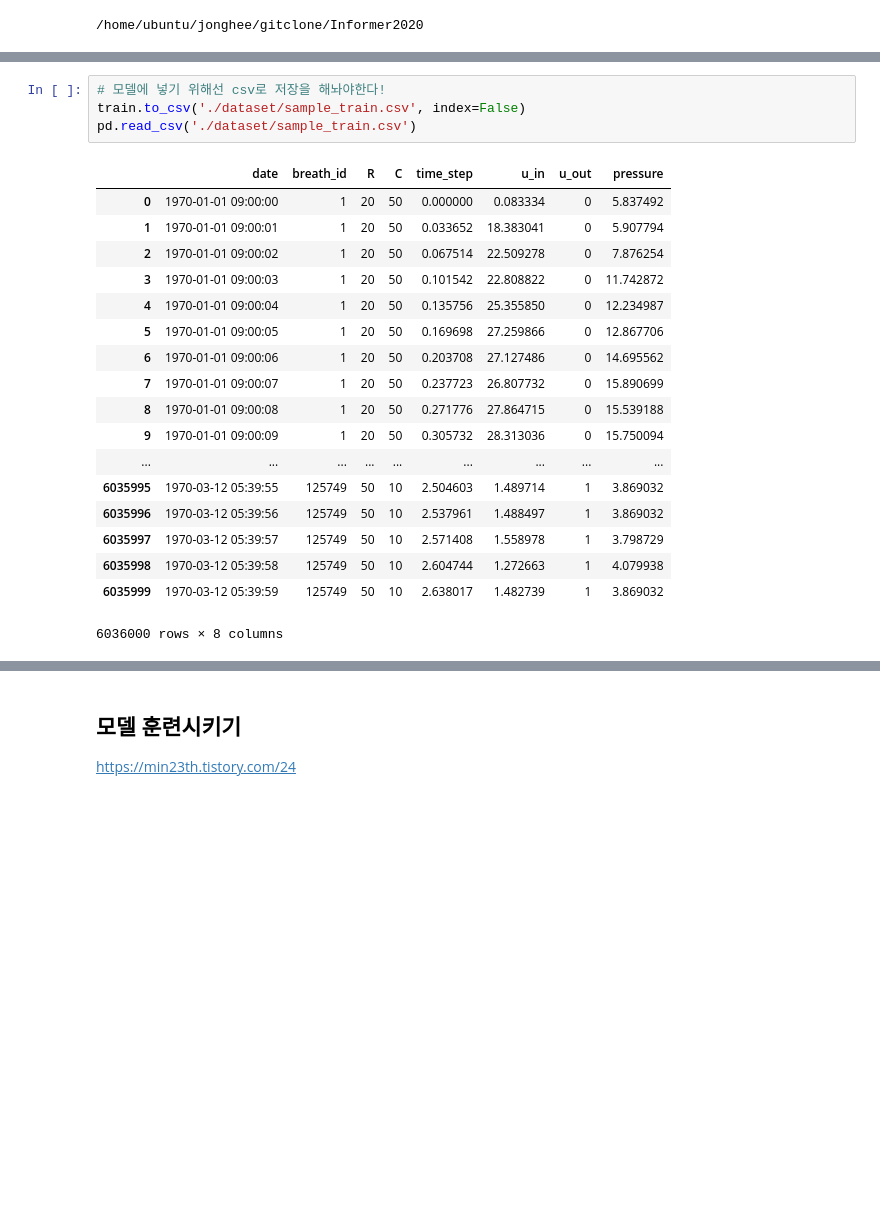
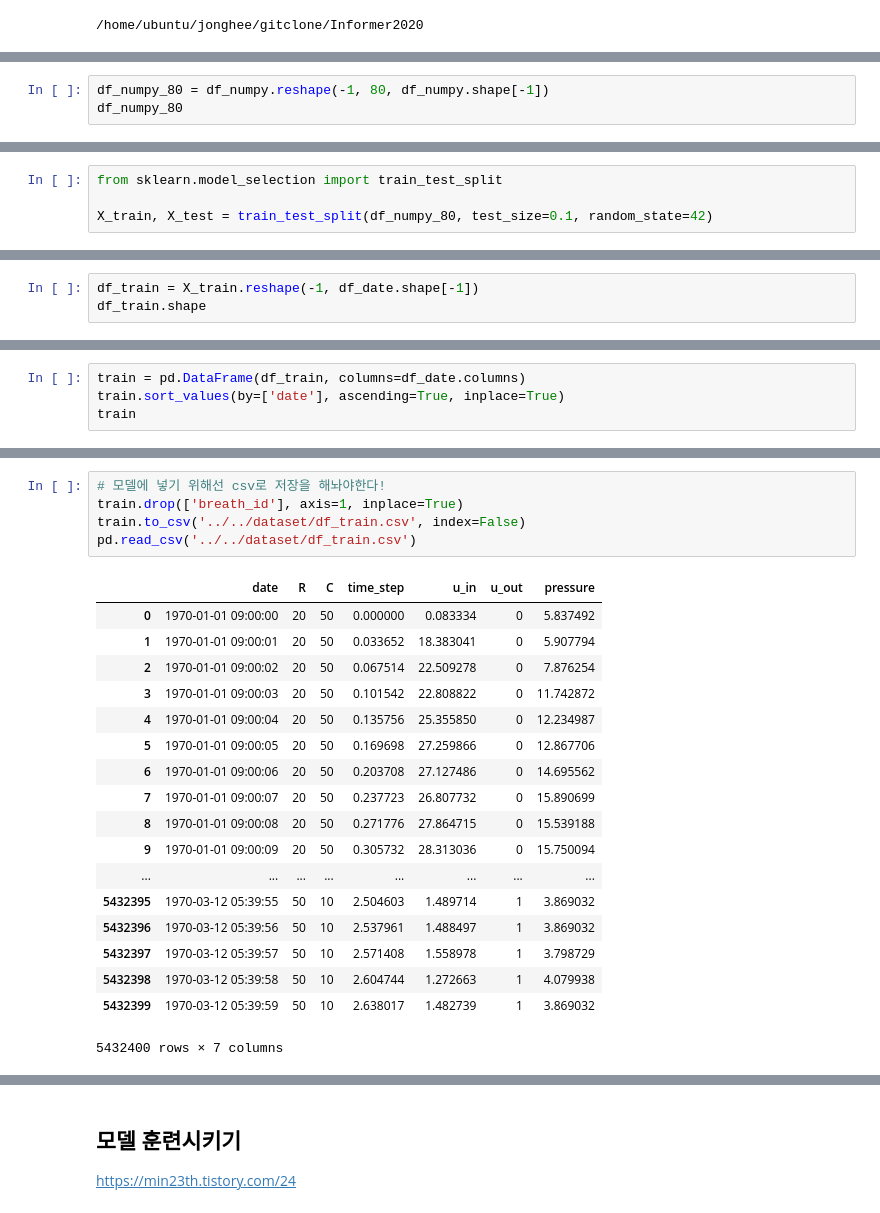
Before and after one commit to K-107/Ventilator_Pressure_Prediction, a Jupyter notebook: jonghee.ipynb, the cells around one changed output, grey strips where cells are left out. Saved outputs shown, nothing was run; the diff lists cells and outputs as text; blank space fills up the shorter version.

```diff
--- a/jonghee.ipynb
+++ b/jonghee.ipynb
@@ -114,0 +175,3 @@ train
+# %%
+df_numpy_80 = df_numpy.reshape(-1, 80, df_numpy.shape[-1])
+df_numpy_80
@@ -114,0 +201,4 @@ train
+# %%
+from sklearn.model_selection import train_test_split
+
+X_train, X_test = train_test_split(df_numpy_80, test_size=0.1, random_state=42)
@@ -114,0 +209,3 @@ train
+# %%
+df_train = X_train.reshape(-1, df_date.shape[-1])
+df_train.shape
@@ -114,0 +219,4 @@ train
+# %%
+train = pd.DataFrame(df_train, columns=df_date.columns)
+train.sort_values(by=['date'], ascending=True, inplace=True)
+train
@@ -115,23 +242,24 @@ train
 # %%
 # 모델에 넣기 위해선 csv로 저장을 해놔야한다!
-train.to_csv('./dataset/sample_train.csv', index=False)
-pd.read_csv('./dataset/sample_train.csv')
+train.drop(['breath_id'], axis=1, inplace=True)
+train.to_csv('../../dataset/df_train.csv', index=False)
+pd.read_csv('../../dataset/df_train.csv')
 # %% [output]
-|  | date | breath_id | R | C | time_step | u_in | u_out | pressure |
-| 0 | 1970-01-01 09:00:00 | 1 | 20 | 50 | 0.000000 | 0.083334 | 0 | 5.837492 |
-| 1 | 1970-01-01 09:00:01 | 1 | 20 | 50 | 0.033652 | 18.383041 | 0 | 5.907794 |
-| 2 | 1970-01-01 09:00:02 | 1 | 20 | 50 | 0.067514 | 22.509278 | 0 | 7.876254 |
-| 3 | 1970-01-01 09:00:03 | 1 | 20 | 50 | 0.101542 | 22.808822 | 0 | 11.742872 |
-| 4 | 1970-01-01 09:00:04 | 1 | 20 | 50 | 0.135756 | 25.355850 | 0 | 12.234987 |
-| 5 | 1970-01-01 09:00:05 | 1 | 20 | 50 | 0.169698 | 27.259866 | 0 | 12.867706 |
-| 6 | 1970-01-01 09:00:06 | 1 | 20 | 50 | 0.203708 | 27.127486 | 0 | 14.695562 |
-| 7 | 1970-01-01 09:00:07 | 1 | 20 | 50 | 0.237723 | 26.807732 | 0 | 15.890699 |
-| 8 | 1970-01-01 09:00:08 | 1 | 20 | 50 | 0.271776 | 27.864715 | 0 | 15.539188 |
-| 9 | 1970-01-01 09:00:09 | 1 | 20 | 50 | 0.305732 | 28.313036 | 0 | 15.750094 |
-| ... | ... | ... | ... | ... | ... | ... | ... | ... |
-| 6035995 | 1970-03-12 05:39:55 | 125749 | 50 | 10 | 2.504603 | 1.489714 | 1 | 3.869032 |
-| 6035996 | 1970-03-12 05:39:56 | 125749 | 50 | 10 | 2.537961 | 1.488497 | 1 | 3.869032 |
-| 6035997 | 1970-03-12 05:39:57 | 125749 | 50 | 10 | 2.571408 | 1.558978 | 1 | 3.798729 |
-| 6035998 | 1970-03-12 05:39:58 | 125749 | 50 | 10 | 2.604744 | 1.272663 | 1 | 4.079938 |
-| 6035999 | 1970-03-12 05:39:59 | 125749 | 50 | 10 | 2.638017 | 1.482739 | 1 | 3.869032 |
+|  | date | R | C | time_step | u_in | u_out | pressure |
+| 0 | 1970-01-01 09:00:00 | 20 | 50 | 0.000000 | 0.083334 | 0 | 5.837492 |
+| 1 | 1970-01-01 09:00:01 | 20 | 50 | 0.033652 | 18.383041 | 0 | 5.907794 |
+| 2 | 1970-01-01 09:00:02 | 20 | 50 | 0.067514 | 22.509278 | 0 | 7.876254 |
+| 3 | 1970-01-01 09:00:03 | 20 | 50 | 0.101542 | 22.808822 | 0 | 11.742872 |
+| 4 | 1970-01-01 09:00:04 | 20 | 50 | 0.135756 | 25.355850 | 0 | 12.234987 |
+| 5 | 1970-01-01 09:00:05 | 20 | 50 | 0.169698 | 27.259866 | 0 | 12.867706 |
+| 6 | 1970-01-01 09:00:06 | 20 | 50 | 0.203708 | 27.127486 | 0 | 14.695562 |
+| 7 | 1970-01-01 09:00:07 | 20 | 50 | 0.237723 | 26.807732 | 0 | 15.890699 |
+| 8 | 1970-01-01 09:00:08 | 20 | 50 | 0.271776 | 27.864715 | 0 | 15.539188 |
+| 9 | 1970-01-01 09:00:09 | 20 | 50 | 0.305732 | 28.313036 | 0 | 15.750094 |
+| ... | ... | ... | ... | ... | ... | ... | ... |
+| 5432395 | 1970-03-12 05:39:55 | 50 | 10 | 2.504603 | 1.489714 | 1 | 3.869032 |
+| 5432396 | 1970-03-12 05:39:56 | 50 | 10 | 2.537961 | 1.488497 | 1 | 3.869032 |
+| 5432397 | 1970-03-12 05:39:57 | 50 | 10 | 2.571408 | 1.558978 | 1 | 3.798729 |
+| 5432398 | 1970-03-12 05:39:58 | 50 | 10 | 2.604744 | 1.272663 | 1 | 4.079938 |
+| 5432399 | 1970-03-12 05:39:59 | 50 | 10 | 2.638017 | 1.482739 | 1 | 3.869032 |
-6036000 rows × 8 columns
+5432400 rows × 7 columns
```
Also changed, not shown: parts of 96 cells of this notebook.
